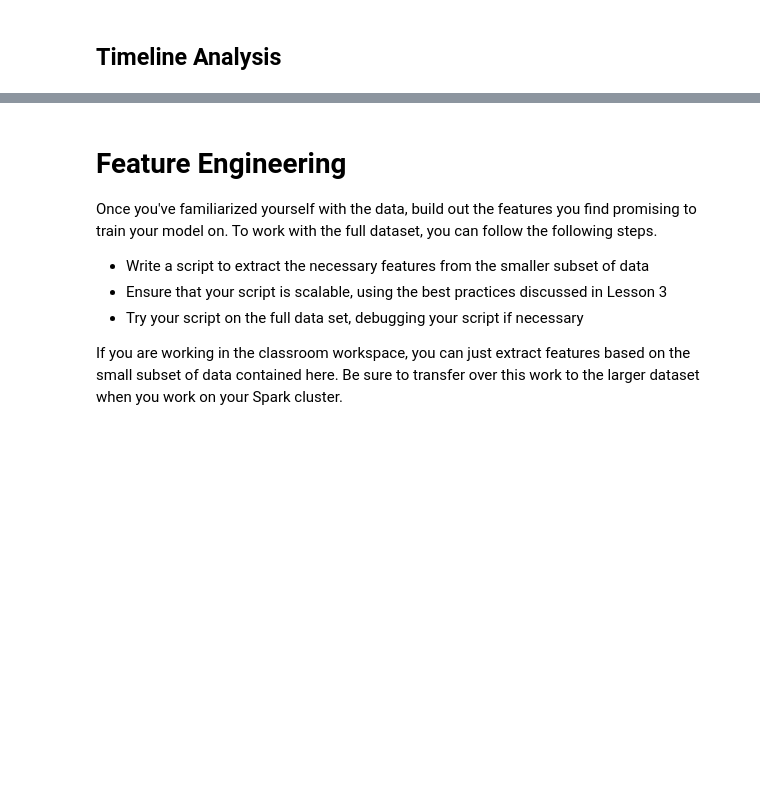
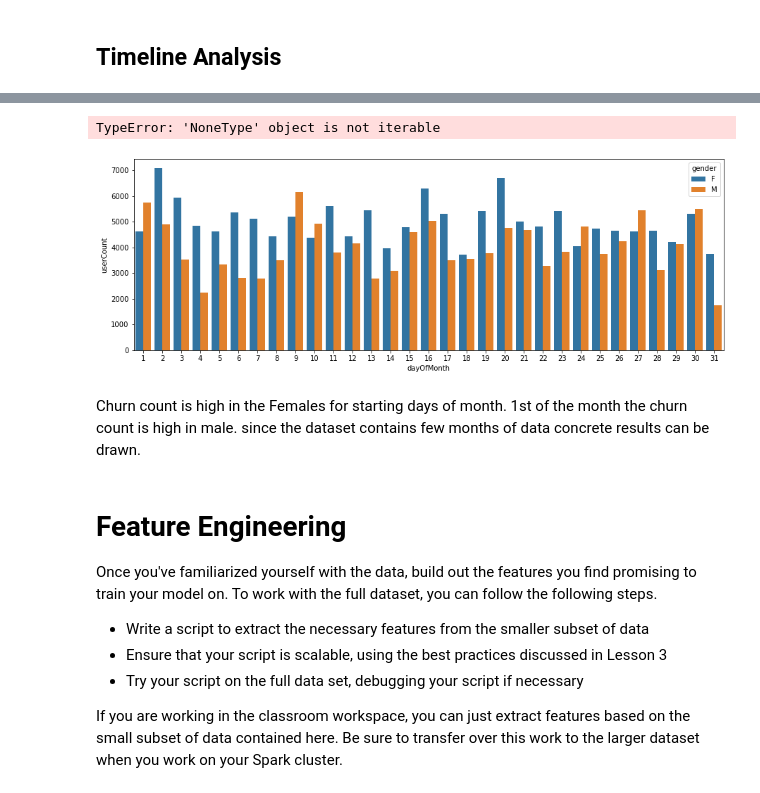
Before and after one commit to ds-praveenkumar/sparkify, a Jupyter notebook: Sparkify.ipynb, the cells around one changed output, grey strips where cells are left out. Cells and saved outputs as stored; diff of their text form; code cells hidden in the pictures; blank space fills up the shorter version.

```diff
--- a/Sparkify.ipynb
+++ b/Sparkify.ipynb
@@ -466,3 +486,10 @@ month_churn_df.show()
+# %%
+bar_plot(day_and_gender_df,col1='dayOfMonth',hue='gender',col2='userCount')
+# %% [output]
+TypeError: 'NoneType' object is not iterable
+[figure, added]
+# %% [markdown]
+Churn count is high in the Females for starting days of month. 1st of the month the churn count is high in male. since the dataset contains few months of data concrete results can be drawn.
 # %% [markdown]
 # Feature Engineering
 Once you've familiarized yourself with the data, build out the features you find promising to train your model on. To work with the full dataset, you can follow the following steps.
```
Also changed, not shown: parts of 22 cells of this notebook.
